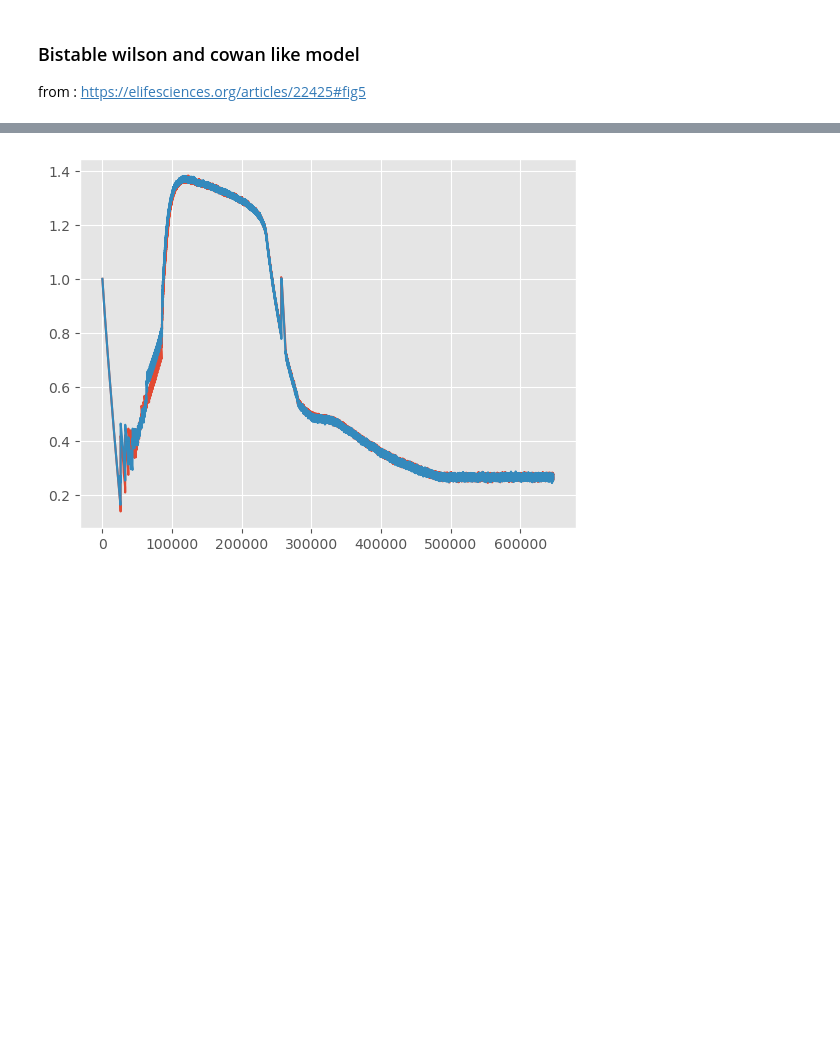
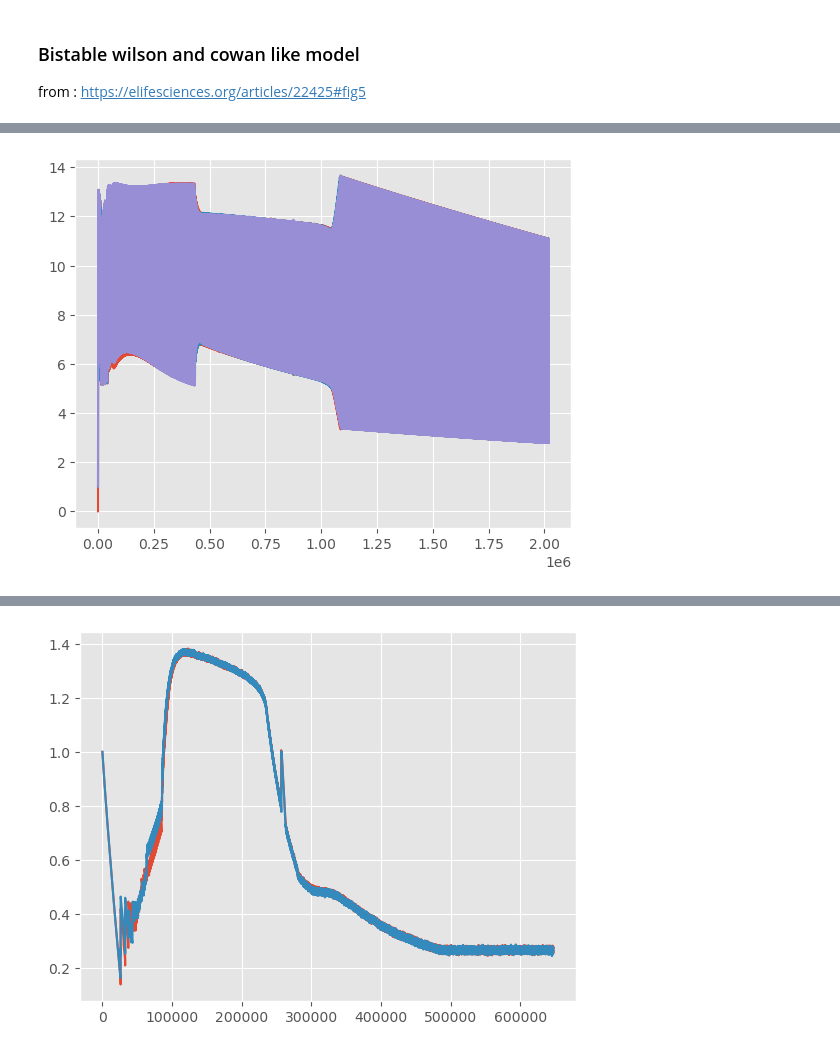
Before and after one commit to Saighi/SelfHealingNetwork, a Jupyter notebook: bistability WAC N WAT multiple inhib plas treshold copy.ipynb, the cells around one changed output, grey strips where cells are left out. Drawn from its saved outputs; the diff is of its cells as text; code cells hidden in the pictures; blank space fills up the shorter version.

```diff
--- a/bistability WAC N WAT multiple inhib plas treshold copy.ipynb
+++ b/bistability WAC N WAT multiple inhib plas treshold copy.ipynb
@@ -211,0 +204,6 @@ plt.plot(a_ts[-5000:]);
+# %%
+plt.plot(odesol.y[(7*0)+2]);
+plt.plot(odesol.y[(7*1)+2]);
+plt.plot(odesol.y[(7*2)+2]);
+# %% [output]
+[figure, added]
```
Also changed, not shown: parts of 17 cells of this notebook.
